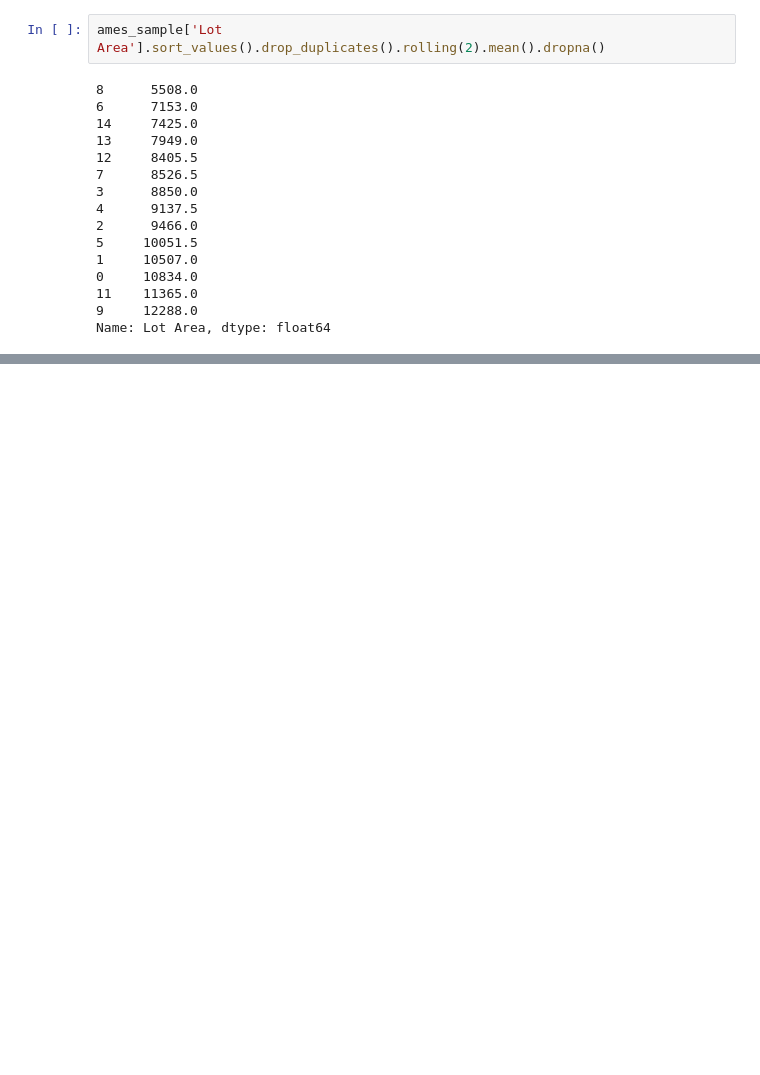
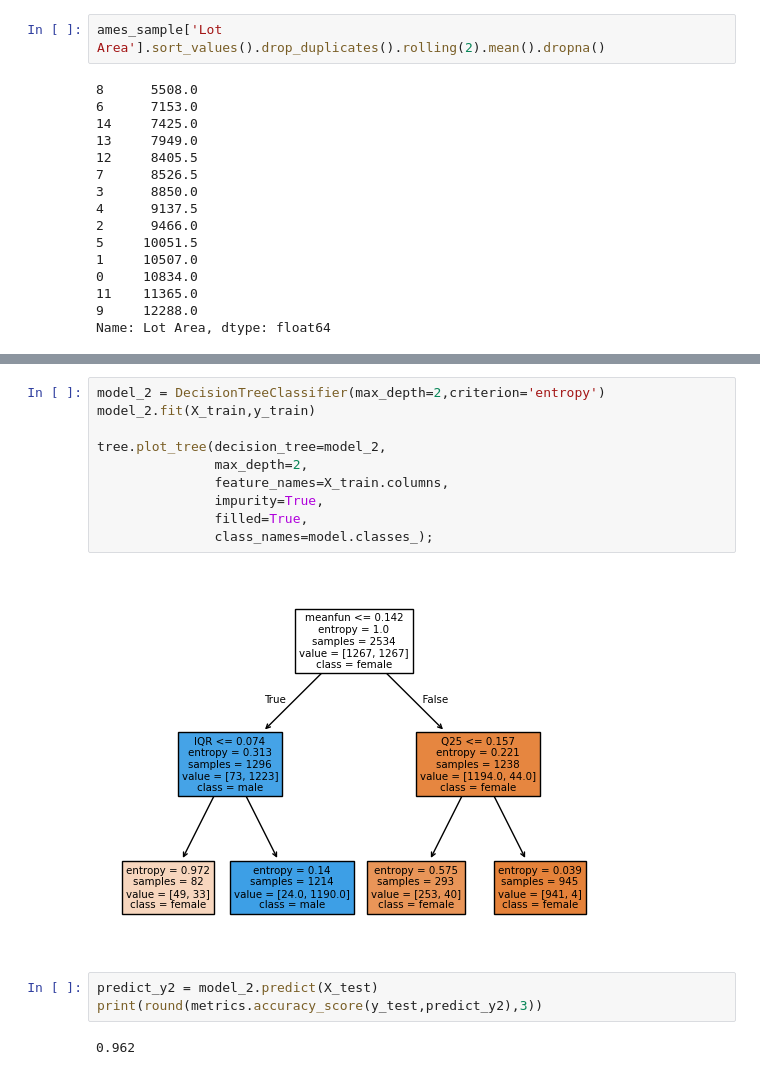
Before and after one commit to Davids001/Education, a Jupyter notebook: Working/математика-7/math7.ipynb, the cells around one changed output, grey strips where cells are left out. Saved outputs shown, nothing was run; the diff lists cells and outputs as text; blank space fills up the shorter version.

```diff
--- a/Working/математика-7/math7.ipynb
+++ b/Working/математика-7/math7.ipynb
@@ -212,0 +410,17 @@ Name: Lot Area, dtype: float64
+# %%
+model_2 = DecisionTreeClassifier(max_depth=2,criterion='entropy')
+model_2.fit(X_train,y_train)
+
+tree.plot_tree(decision_tree=model_2,
+               max_depth=2,
+               feature_names=X_train.columns,
+               impurity=True,
+               filled=True,
+               class_names=model.classes_);
+# %% [output]
+[figure, added]
+# %%
+predict_y2 = model_2.predict(X_test)
+print(round(metrics.accuracy_score(y_test,predict_y2),3))
+# %% [output]
+0.962
```
Also changed, not shown: parts of 36 cells of this notebook, 17 other files.
